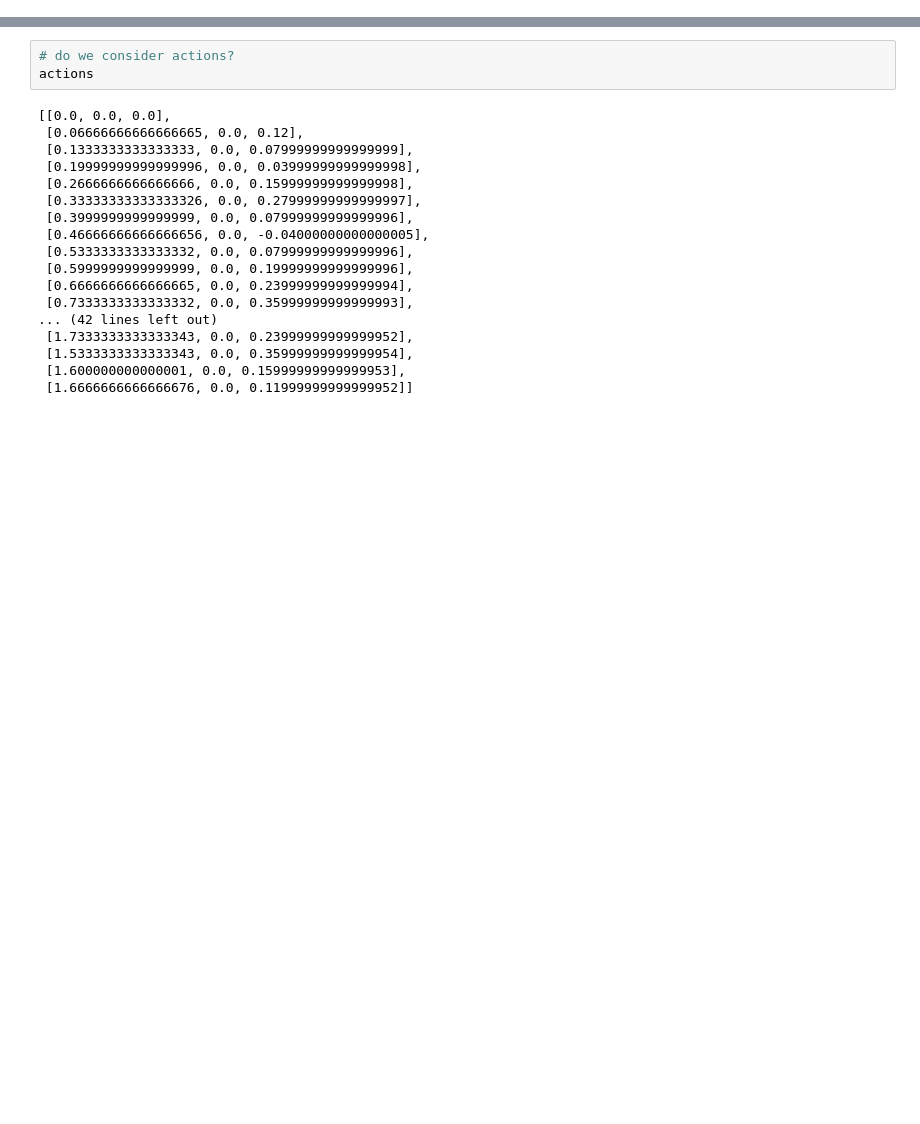
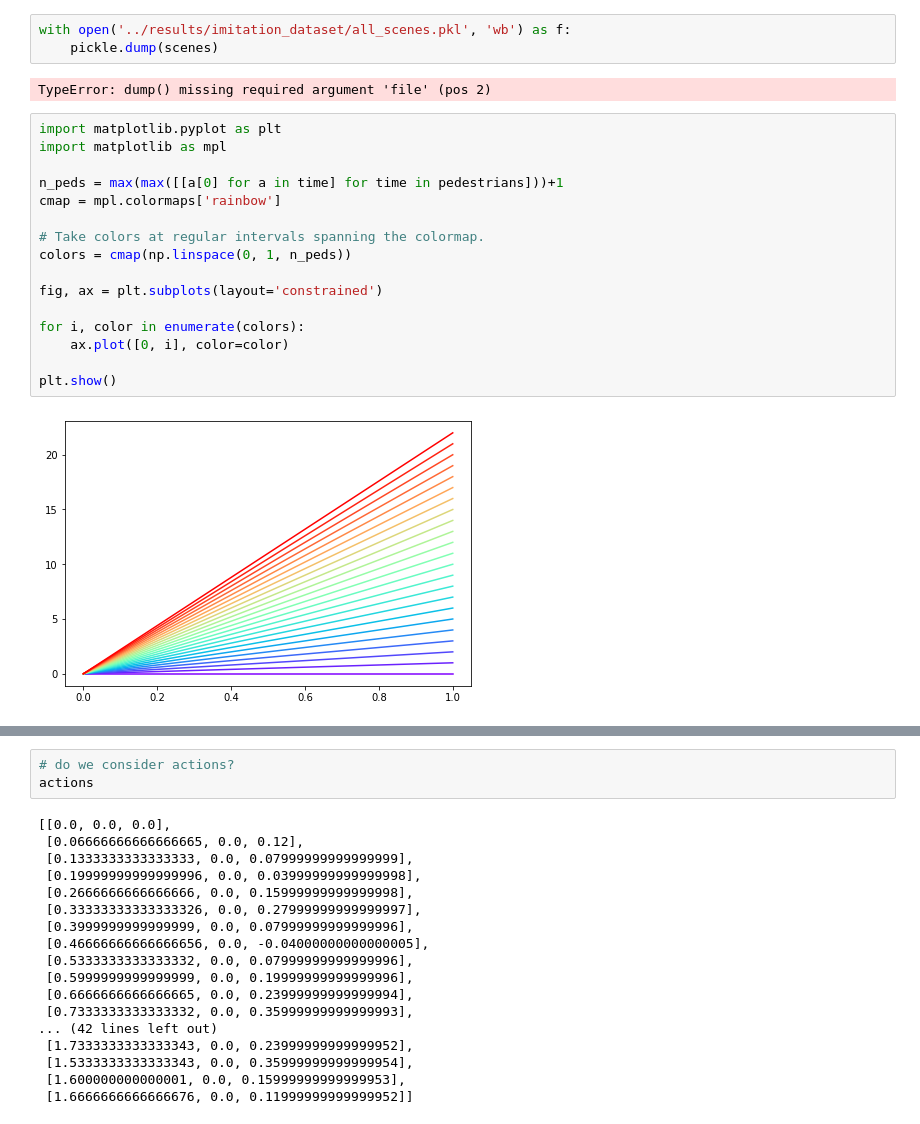
Before and after one commit to huiwenn/BiRiskRRT, a Jupyter notebook: notebooks/loaddata.ipynb, the cells around one changed output, grey strips where cells are left out. Drawn from its saved outputs; the diff is of its cells as text; blank space fills up the shorter version.

```diff
--- a/notebooks/loaddata.ipynb
+++ b/notebooks/loaddata.ipynb
@@ -25,0 +146,23 @@ import matplotlib.pyplot as plt
+# %%
+with open('../results/imitation_dataset/all_scenes.pkl', 'wb') as f:
+    pickle.dump(scenes)
+# %% [output]
+TypeError: dump() missing required argument 'file' (pos 2)
+# %%
+import matplotlib.pyplot as plt
+import matplotlib as mpl
+
+n_peds = max(max([[a[0] for a in time] for time in pedestrians]))+1
+cmap = mpl.colormaps['rainbow']
+
+# Take colors at regular intervals spanning the colormap.
+colors = cmap(np.linspace(0, 1, n_peds))
+
+fig, ax = plt.subplots(layout='constrained')
+
+for i, color in enumerate(colors):
+    ax.plot([0, i], color=color)
+
+plt.show()
+# %% [output]
+[figure, added]
```
Also changed, not shown: parts of 28 cells of this notebook, 3 other files.
